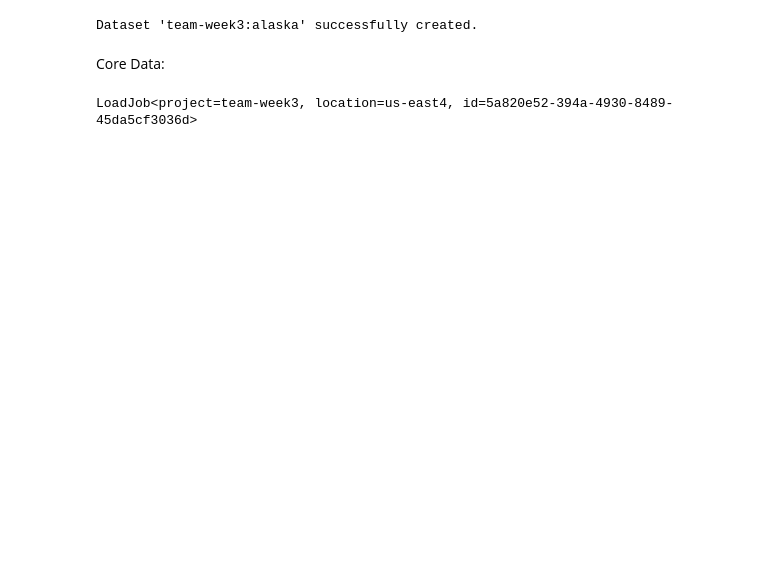
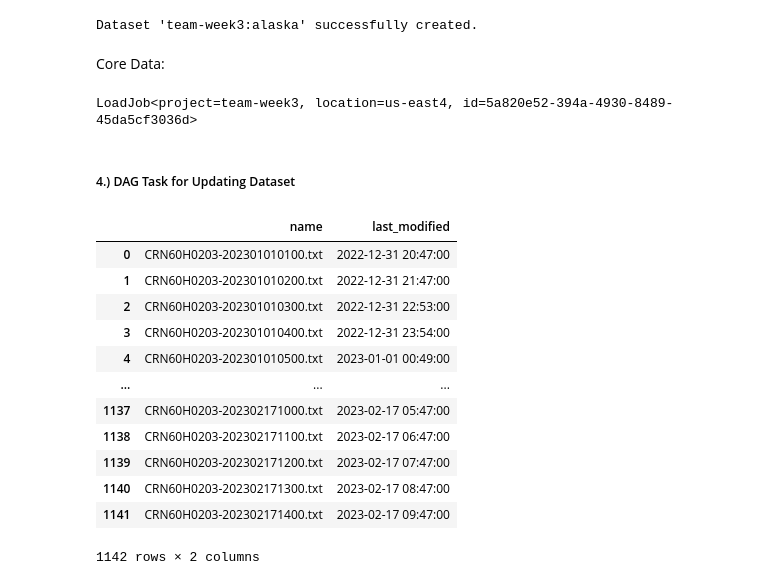
Before and after one commit to Reed-Carter/team-week3, a Jupyter notebook: alex-work/uscrn_scrape.ipynb, the cells around one changed output. Saved outputs shown, nothing was run; the diff lists cells and outputs as text; code cells hidden in the pictures; blank space fills up the shorter version.

```diff
--- a/alex-work/uscrn_scrape.ipynb
+++ b/alex-work/uscrn_scrape.ipynb
@@ -229,3 +249,32 @@ job = client.load_table_from_dataframe(df, table_id, job_config=jc)
 job.result()
 # %% [output]
 LoadJob<project=team-week3, location=us-east4, id=5a820e52-394a-4930-8489-45da5cf3036d>
+# %% [markdown]
+##### 4.) DAG Task for Updating Dataset
+# %%
+import datetime as dt
+
+now = dt.datetime.now()
+updates_url = sources['USCRN']['updates'] + f"{now.year}"
+
+df = pd.read_html("https://www.ncei.noaa.gov/pub/data/uscrn/products/hourly02/updates/2023/", skiprows=[1,2])[0]
+df.drop(["Size", "Description"], axis=1, inplace=True)
+df.dropna(inplace=True)
+cols = [re.sub(" ","_",str.lower(c)) for c in df.columns]
+df.columns = cols
+df['last_modified'] = pd.to_datetime(df['last_modified'])
+df
+# %% [output]
+|  | name | last_modified |
+| 0 | CRN60H0203-202301010100.txt | 2022-12-31 20:47:00 |
+| 1 | CRN60H0203-202301010200.txt | 2022-12-31 21:47:00 |
+| 2 | CRN60H0203-202301010300.txt | 2022-12-31 22:53:00 |
+| 3 | CRN60H0203-202301010400.txt | 2022-12-31 23:54:00 |
+| 4 | CRN60H0203-202301010500.txt | 2023-01-01 00:49:00 |
+| ... | ... | ... |
+| 1137 | CRN60H0203-202302171000.txt | 2023-02-17 05:47:00 |
+| 1138 | CRN60H0203-202302171100.txt | 2023-02-17 06:47:00 |
+| 1139 | CRN60H0203-202302171200.txt | 2023-02-17 07:47:00 |
+| 1140 | CRN60H0203-202302171300.txt | 2023-02-17 08:47:00 |
+| 1141 | CRN60H0203-202302171400.txt | 2023-02-17 09:47:00 |
+1142 rows × 2 columns
```
Also changed, not shown: parts of 15 cells of this notebook.
